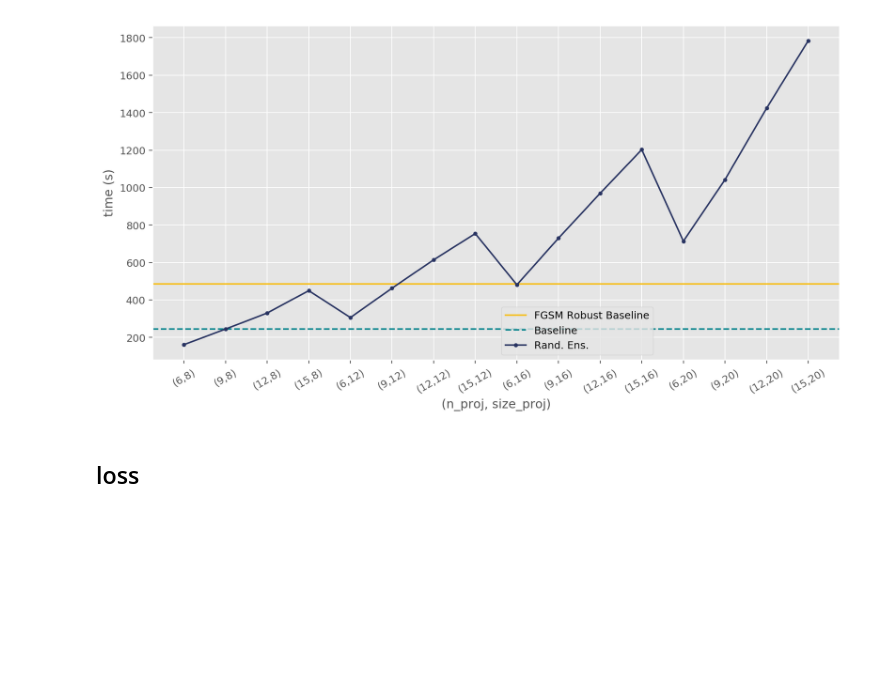
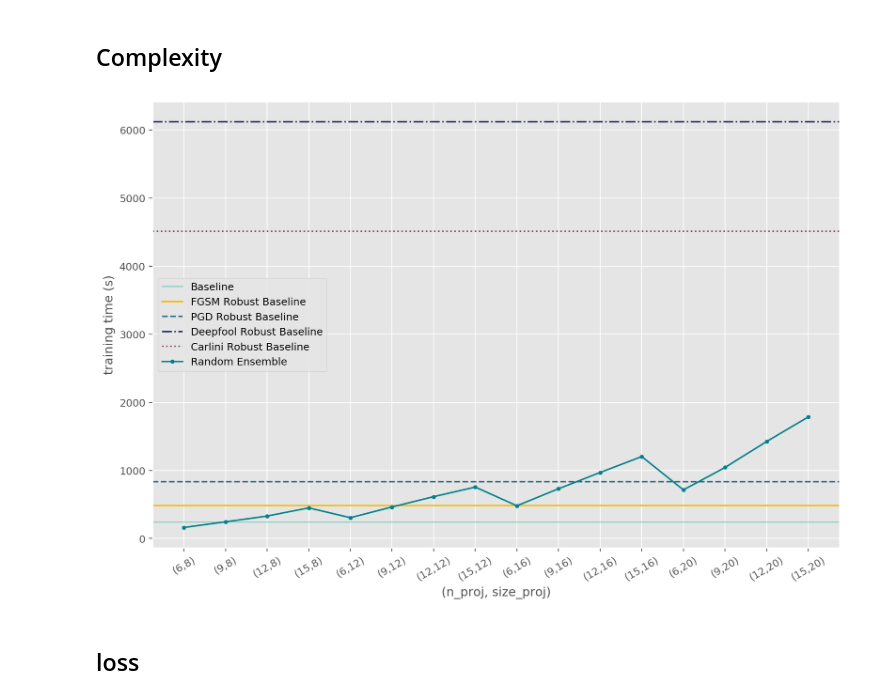
Before and after one commit to ginevracoal/adversarial_examples, a Jupyter notebook: notebooks/plots.ipynb, the cells around one changed output. Cells and saved outputs as stored; diff of their text form; code cells hidden in the pictures; blank space fills up the shorter version.

```diff
--- a/notebooks/plots.ipynb
+++ b/notebooks/plots.ipynb
@@ -234,36 +155,43 @@ ax3.set_xticklabels(xlab, rotation=45)
 plt.ylabel('accuracy (%)', position=(0.5,0.5))
 plt.xlabel('(n_proj, size_proj)', position=(0.5,0))
 fig.show()
+# %% [markdown]
+## Complexity
 # %%
 # random ensemble accuracy vs evaluation set
 
 xlab = ["(6,8)","(9,8)","(12,8)","(15,8)",
         "(6,12)","(9,12)","(12,12)","(15,12)",
         "(6,16)","(9,16)","(12,16)","(15,16)",
         "(6,20)","(9,20)","(12,20)","(15,20)",]
 
 x = range(16)
 
-baseline_time = [244.64]
-baseline_fgsm_advtraining_time = [486.45]
+# plain, fgsm, pgd, deepfool, carlini_linf
+baseline = [244.64,486.45,833.16,6116.33,4507.31]
+
 randens_times = [161.56358885765076, 244.69218850135803, 330.3099126815796, 449.8663718700409,
                  306.13498520851135, 462.9905071258545, 614.2709856033325, 754.4713060855865,
                  481.06000685691833, 730.0027039051056, 969.5257754325867, 1202.7333579063416,
                  713.6330585479736, 1042.581505537033, 1423.9588317871094, 1784.10049700737]
 
-figure(num=None, figsize=(12, 6), dpi=180, facecolor='w', edgecolor='k')
-plt.axhline(y=baseline_fgsm_advtraining_time, color="#f7be16", label='FGSM Robust Baseline')
-plt.axhline(y=baseline_time, color='#00818a', label='Baseline', ls="dashed")
-plt.plot(x,randens_times,color='#293462',label='Rand. Ens.', marker=".")
+figure(num=None, figsize=(12, 8), dpi=180, facecolor='w', edgecolor='k')
+plt.axhline(y=baseline[0], color='#7ecfc0', label='Baseline', linewidth=1)
+plt.axhline(y=baseline[1], color="#f7be16", label='FGSM Robust Baseline', ls="-")
+plt.axhline(y=baseline[2], color="#216583", label='PGD Robust Baseline', ls="--")
+plt.axhline(y=baseline[3], color="#293462", label='Deepfool Robust Baseline', ls="-.")
+plt.axhline(y=baseline[4], color="#843b62", label='Carlini Robust Baseline', ls=":")
+
+plt.plot(x,randens_times,color='#00818a',label='Random Ensemble', marker=".")
 
 plt.xlabel('(n_proj, size_proj)')
-plt.ylabel('time (s)')
+plt.ylabel('training time (s)')
 plt.xticks(x, xlab, rotation=30)
-plt.legend(loc='best',bbox_to_anchor=(0.5, 0., 0.5, 0.5))
+plt.legend(loc='center left')
 #plt.title("Random Ensemble vs Baseline training time")
 plt.show()
 # %% [output]
-[figure, old version]
+[figure, new version]
 # %% [markdown]
 ## loss
 # %%
```
Also changed, not shown: parts of 8 cells of this notebook, 9 other files.
